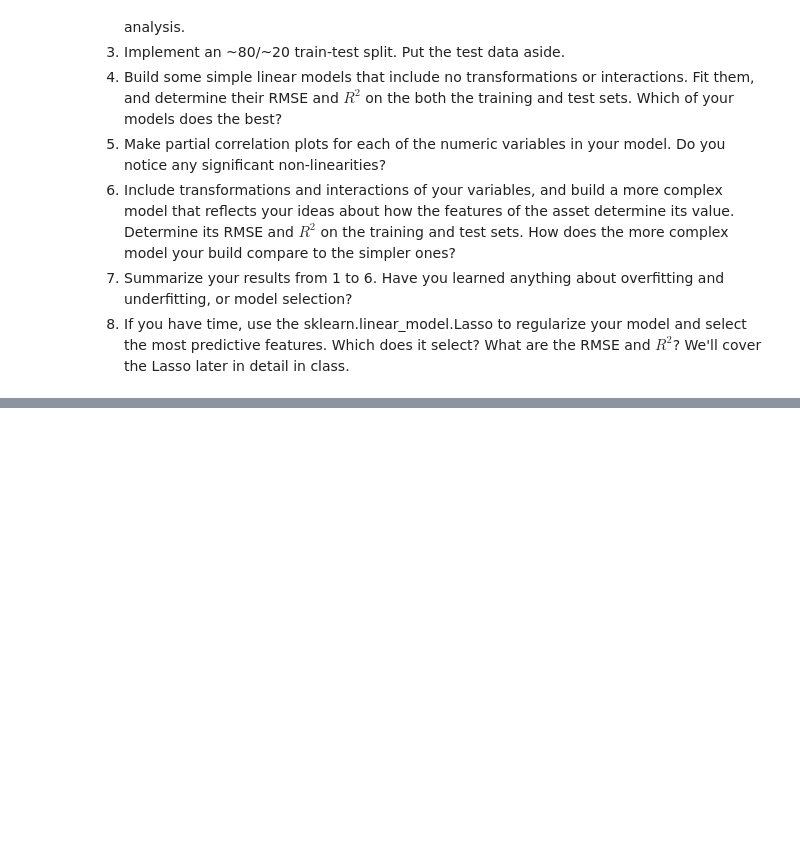
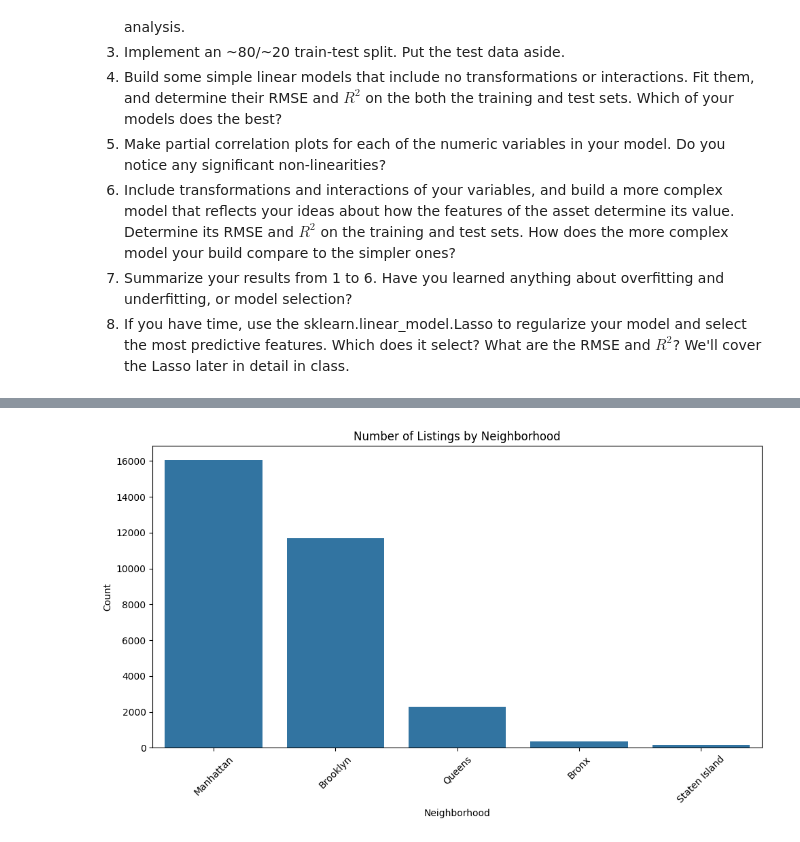
Before and after one commit to fwx5ax/linearModels, a Jupyter notebook: lab/lab_notebook_applied.ipynb, the cells around one changed output, grey strips where cells are left out. Drawn from its saved outputs; the diff is of its cells as text; code cells hidden in the pictures; blank space fills up the shorter version.

```diff
--- a/lab/lab_notebook_applied.ipynb
+++ b/lab/lab_notebook_applied.ipynb
@@ -58,0 +74,14 @@ plt.show()
+# %%
+zipcode_counts = df['Neighbourhood '].value_counts().reset_index()
+zipcode_counts.columns = ['Neighbourhood', 'Count']
+
+plt.figure(figsize=(10, 6))
+sns.barplot(x='Neighbourhood', y='Count', data=zipcode_counts)
+plt.title('Number of Listings by Neighborhood')
+plt.xlabel('Neighborhood')
+plt.ylabel('Count')
+plt.xticks(rotation=45)
+plt.tight_layout()
+plt.show()
+# %% [output]
+[figure, added]
```
Also changed, not shown: parts of 14 cells of this notebook.
